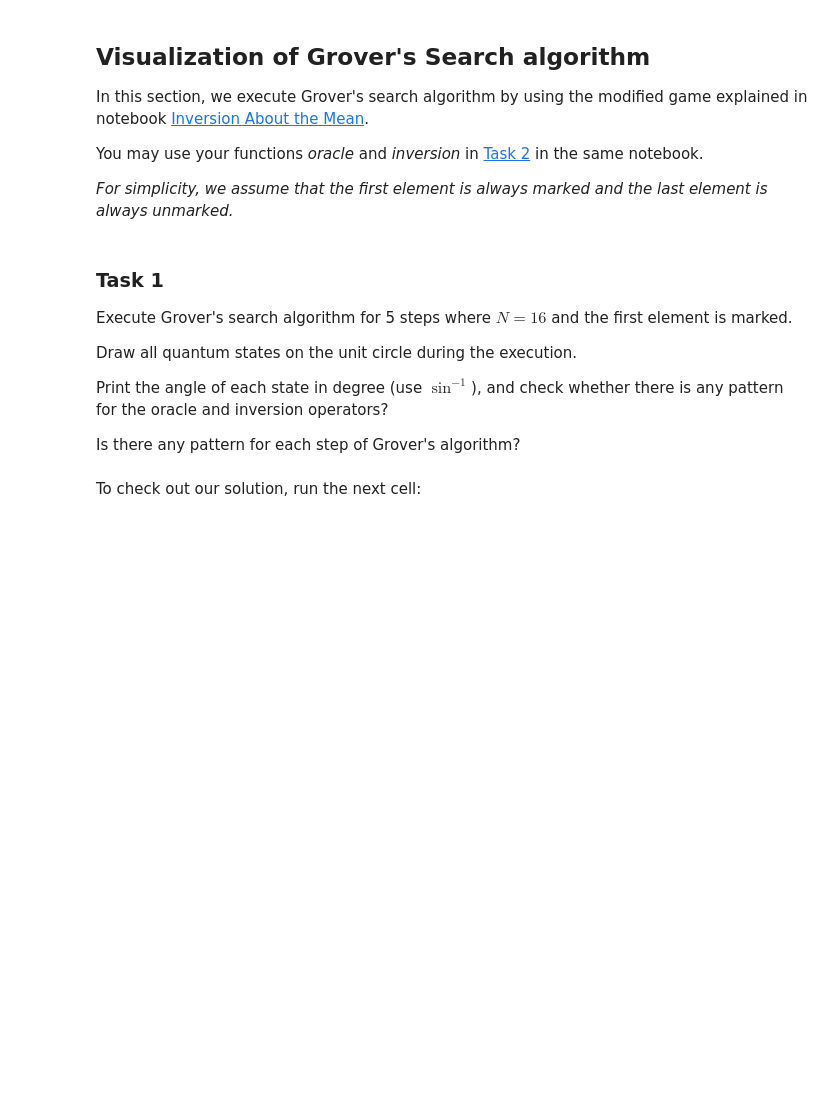
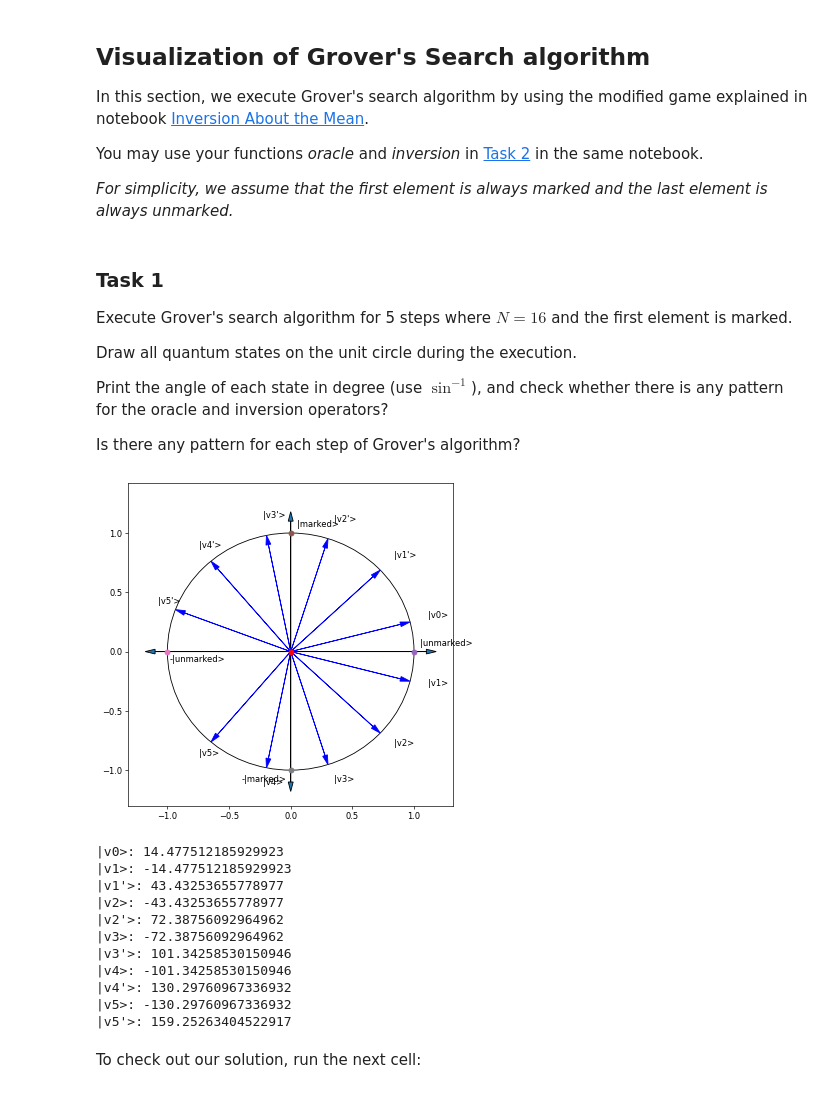
Before and after one commit to james-lucius/qworld, a Jupyter notebook: QB42_Q88_Grovers_Search_One_Qubit_Representation.ipynb, the cells around one changed output. Saved outputs shown, nothing was run; the diff lists cells and outputs as text; code cells hidden in the pictures; blank space fills up the shorter version.

```diff
--- a/QB42_Q88_Grovers_Search_One_Qubit_Representation.ipynb
+++ b/QB42_Q88_Grovers_Search_One_Qubit_Representation.ipynb
@@ -224,28 +247,62 @@ def inversion (elements=[1]):
         elements[i] = new_value
     return elements
 # %%
-from math import asin, pi
+from math import atan2, pi
 
 # initial values
 iteration = 5
 N = 16
 marked_elements = [0]
 k = len(marked_elements)
 elements = []
 states_on_unit_circle= []
 
 # initial quantum state
 for i in range(N):
     elements.append(1/N**0.5)
 
 #
 # your code is here
 #
+draw_qubit_grover()
+
+x, y = elements[-1] * (N - k) ** 0.5, elements[marked_elements[0]] * (k) ** 0.5
+states_on_unit_circle.append([x, y, "|v0>"])
+for i in range(iteration):
+  elements = query(elements, marked_elements)
+  x, y = elements[-1] * (N - k) ** 0.5, elements[marked_elements[0]] * (k) ** 0.5
+  states_on_unit_circle.append([x, y, "|v" + str(i + 1) + ">"])
+  elements = inversion(elements)
+  x, y = elements[-1] * (N - k) ** 0.5, elements[marked_elements[0]] * (k) ** 0.5
+  states_on_unit_circle.append([x, y, "|v" + str(i + 1) + "'>"])
+
+for state in states_on_unit_circle:
+  x, y, name = state
+  draw_quantum_state(x, y, name)
+
+show_plt()
+
+for state in states_on_unit_circle:
+  x, y, name = state
+  print(f"{name}: {atan2(y, x) * 180 / pi}")
 
 # quantum_file = path_files+"quantum.py"
 # %run $quantum_file
 # draw_qubit_grover()
 # draw_quantum_state(x,y,name)
+# %% [output]
+[figure, added]
+|v0>: 14.477512185929923
+|v1>: -14.477512185929923
+|v1'>: 43.43253655778977
+|v2>: -43.43253655778977
+|v2'>: 72.38756092964962
+|v3>: -72.38756092964962
+|v3'>: 101.34258530150946
+|v4>: -101.34258530150946
+|v4'>: 130.29760967336932
+|v5>: -130.29760967336932
+|v5'>: 159.25263404522917
 # %% [markdown]
 To check out our solution, run the next cell:
 # %%
```
Also changed, not shown: parts of 12 cells of this notebook.
